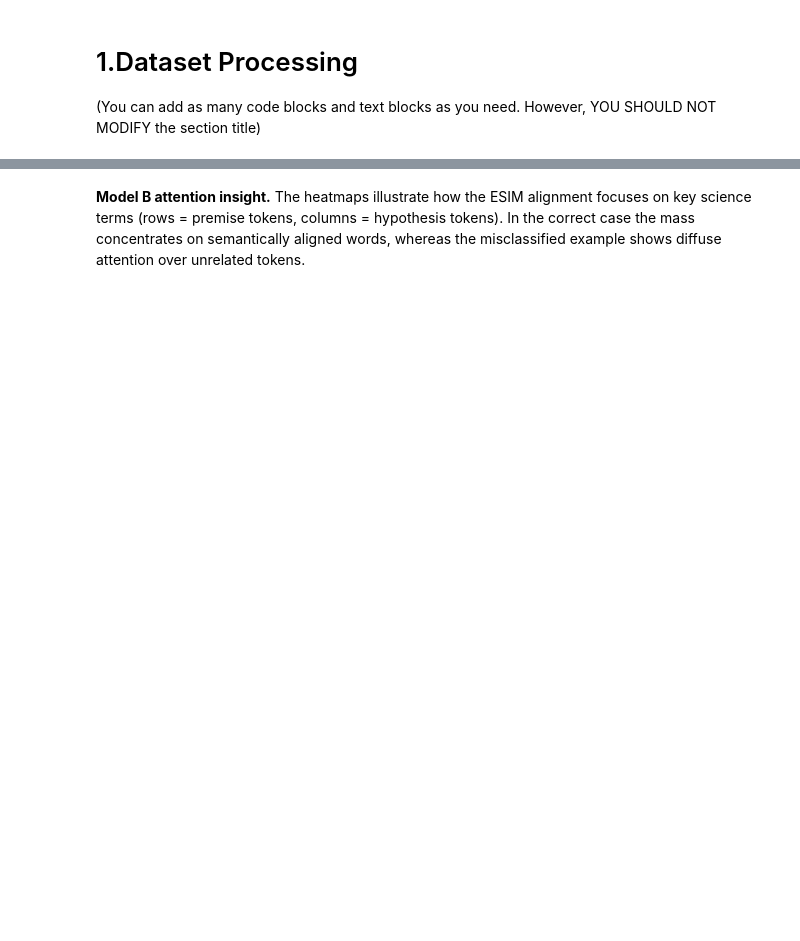
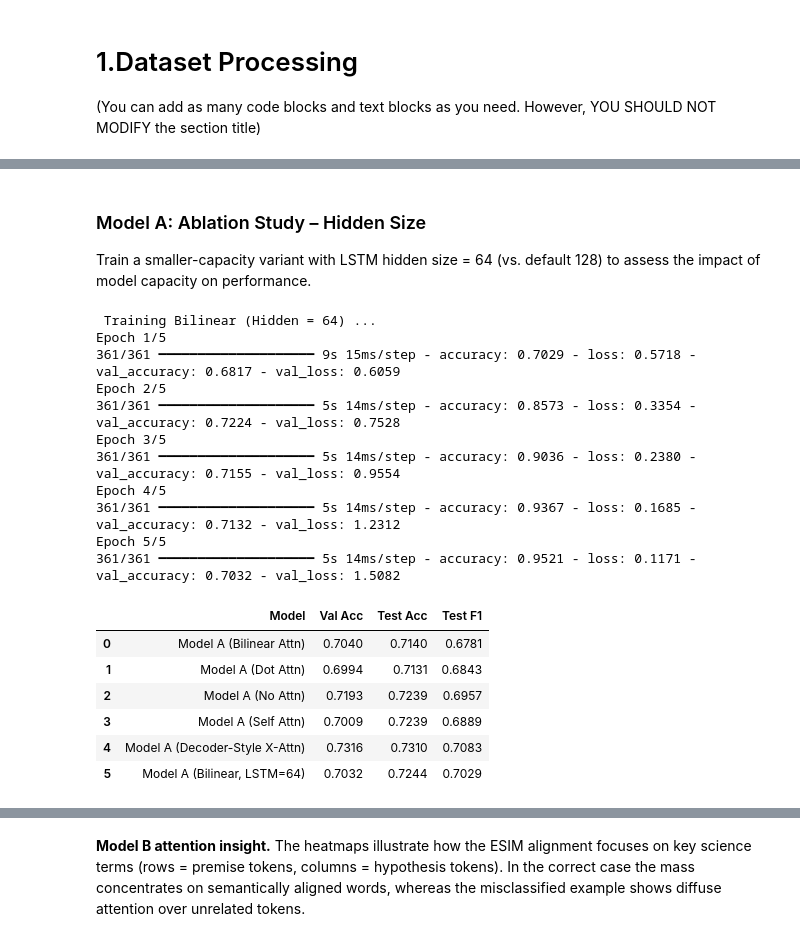
Before and after one commit to kevin224ly/CITS4012-Group-Project, a Jupyter notebook: CITS4012_35.ipynb, the cells around one changed output, grey strips where cells are left out. Cells and saved outputs as stored; diff of their text form; code cells hidden in the pictures; blank space fills up the shorter version.

```diff
--- a/CITS4012_35.ipynb
+++ b/CITS4012_35.ipynb
@@ -2096,0 +1114,46 @@ else:
+# %% [markdown]
+### Model A: Ablation Study – Hidden Size
+
+Train a smaller-capacity variant with LSTM hidden size = 64 (vs. default 128) to assess the impact of model capacity on performance.
+# %%
+# Model A: Ablation Study – Hidden Size
+
+modelA_h64, _ = build_model_A_variant(
+    embedding_matrix, max_len,
+    lstm_units=64, attn_type="bilinear"
+)
+
+print("\n Training Bilinear (Hidden = 64) ...")
+hist_h64 = modelA_h64.fit(
+    [Xtr_p, Xtr_h], y_tr,
+    validation_data=([Xv_p, Xv_h], y_v),
+    epochs=5, batch_size=64, verbose=1
+)
+
+# ---- Evaluate and append to summary ----
+row_h64 = evaluate_model_variant(modelA_h64, "Model A (Bilinear, LSTM=64)")
+modelA_variant_df = pd.concat(
+    [modelA_variant_df, pd.DataFrame([row_h64])],
+    ignore_index=True
+)
+
+modelA_variant_df
+# %% [output]
+ Training Bilinear (Hidden = 64) ...
+Epoch 1/5
+361/361 ━━━━━━━━━━━━━━━━━━━━ 9s 15ms/step - accuracy: 0.7029 - loss: 0.5718 - val_accuracy: 0.6817 - val_loss: 0.6059
+Epoch 2/5
+361/361 ━━━━━━━━━━━━━━━━━━━━ 5s 14ms/step - accuracy: 0.8573 - loss: 0.3354 - val_accuracy: 0.7224 - val_loss: 0.7528
+Epoch 3/5
+361/361 ━━━━━━━━━━━━━━━━━━━━ 5s 14ms/step - accuracy: 0.9036 - loss: 0.2380 - val_accuracy: 0.7155 - val_loss: 0.9554
+Epoch 4/5
+361/361 ━━━━━━━━━━━━━━━━━━━━ 5s 14ms/step - accuracy: 0.9367 - loss: 0.1685 - val_accuracy: 0.7132 - val_loss: 1.2312
+Epoch 5/5
+361/361 ━━━━━━━━━━━━━━━━━━━━ 5s 14ms/step - accuracy: 0.9521 - loss: 0.1171 - val_accuracy: 0.7032 - val_loss: 1.5082
+|  | Model | Val Acc | Test Acc | Test F1 |
+| 0 | Model A (Bilinear Attn) | 0.7040 | 0.7140 | 0.6781 |
+| 1 | Model A (Dot Attn) | 0.6994 | 0.7131 | 0.6843 |
+| 2 | Model A (No Attn) | 0.7193 | 0.7239 | 0.6957 |
+| 3 | Model A (Self Attn) | 0.7009 | 0.7239 | 0.6889 |
+| 4 | Model A (Decoder-Style X-Attn) | 0.7316 | 0.7310 | 0.7083 |
+| 5 | Model A (Bilinear, LSTM=64) | 0.7032 | 0.7244 | 0.7029 |
```
Also changed, not shown: parts of 186 cells of this notebook, 11 other files.
